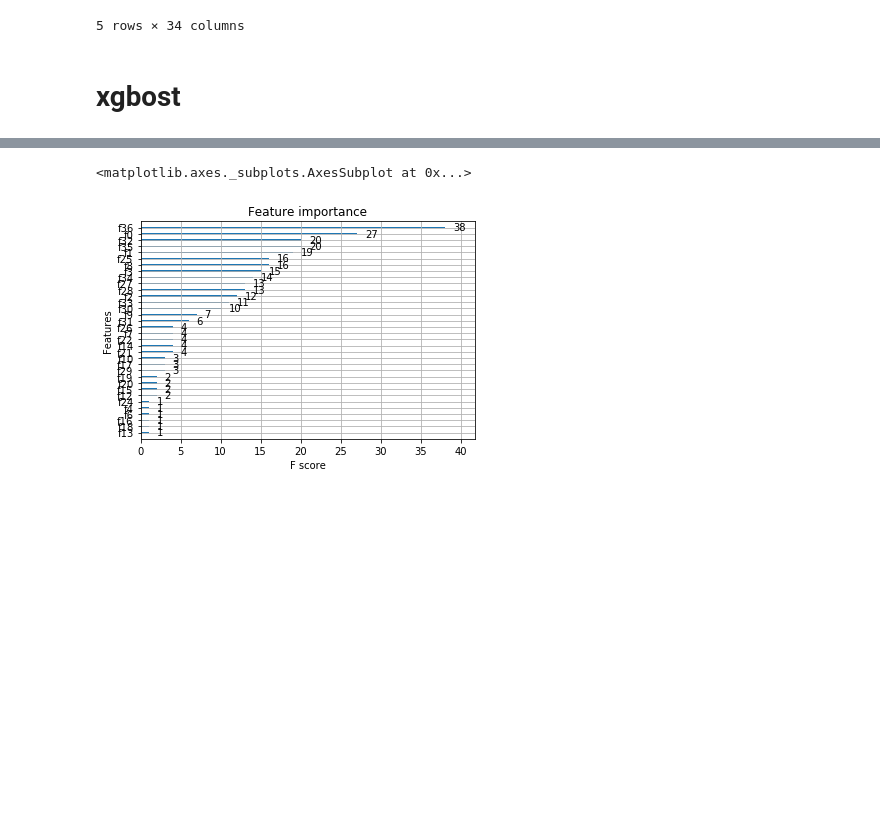
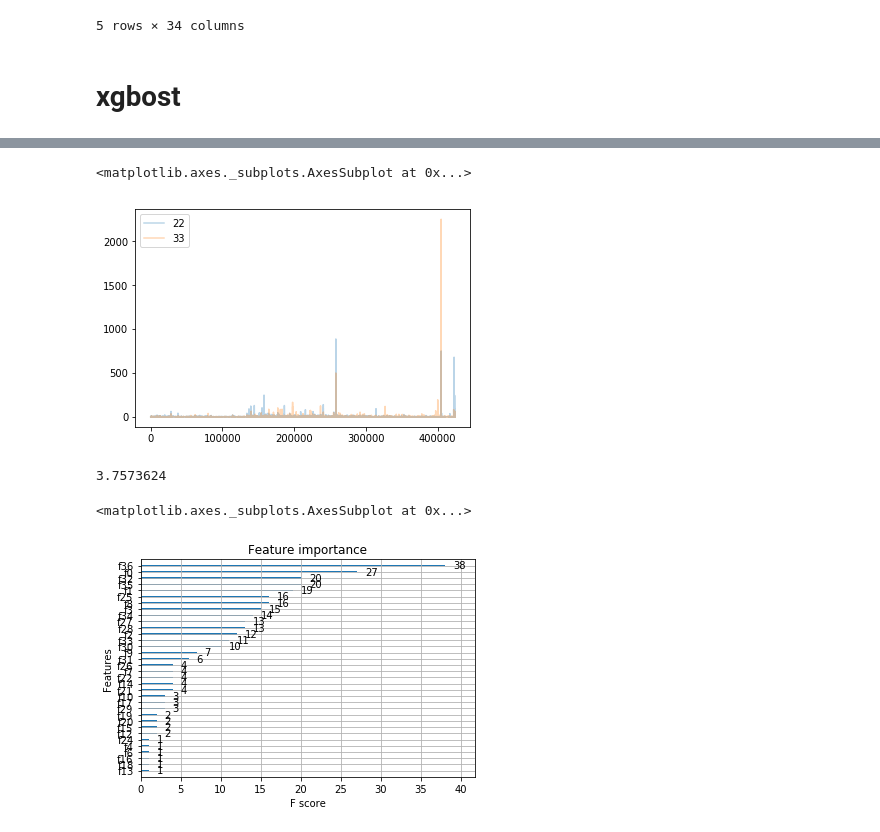
Before and after one commit to GatzZ/competitive-data-science-final-project, a Jupyter notebook: Main.ipynb, the cells around one changed output, grey strips where cells are left out. Cells and saved outputs as stored; diff of their text form; code cells hidden in the pictures; blank space fills up the shorter version.

```diff
--- a/Main.ipynb
+++ b/Main.ipynb
@@ -284,0 +238,5 @@ Stopping. Best iteration:
+# %%
+df_months.iloc[:, [-12, -1]].plot(alpha=0.3)
+# %% [output]
+<matplotlib.axes._subplots.AxesSubplot at 0x...>
+[figure, added]
@@ -285,3 +248,9 @@ Stopping. Best iteration:
+# %%
+xgbval = xgb.DMatrix(X_val)
+preds = bst.predict(xgbval)
+np.sqrt(mean_squared_error(y_val, preds))
+# %% [output]
+3.7573624
 # %%
 xgb.plot_importance(bst)
 # %% [output]
```
Also changed, not shown: parts of 6 cells of this notebook.
